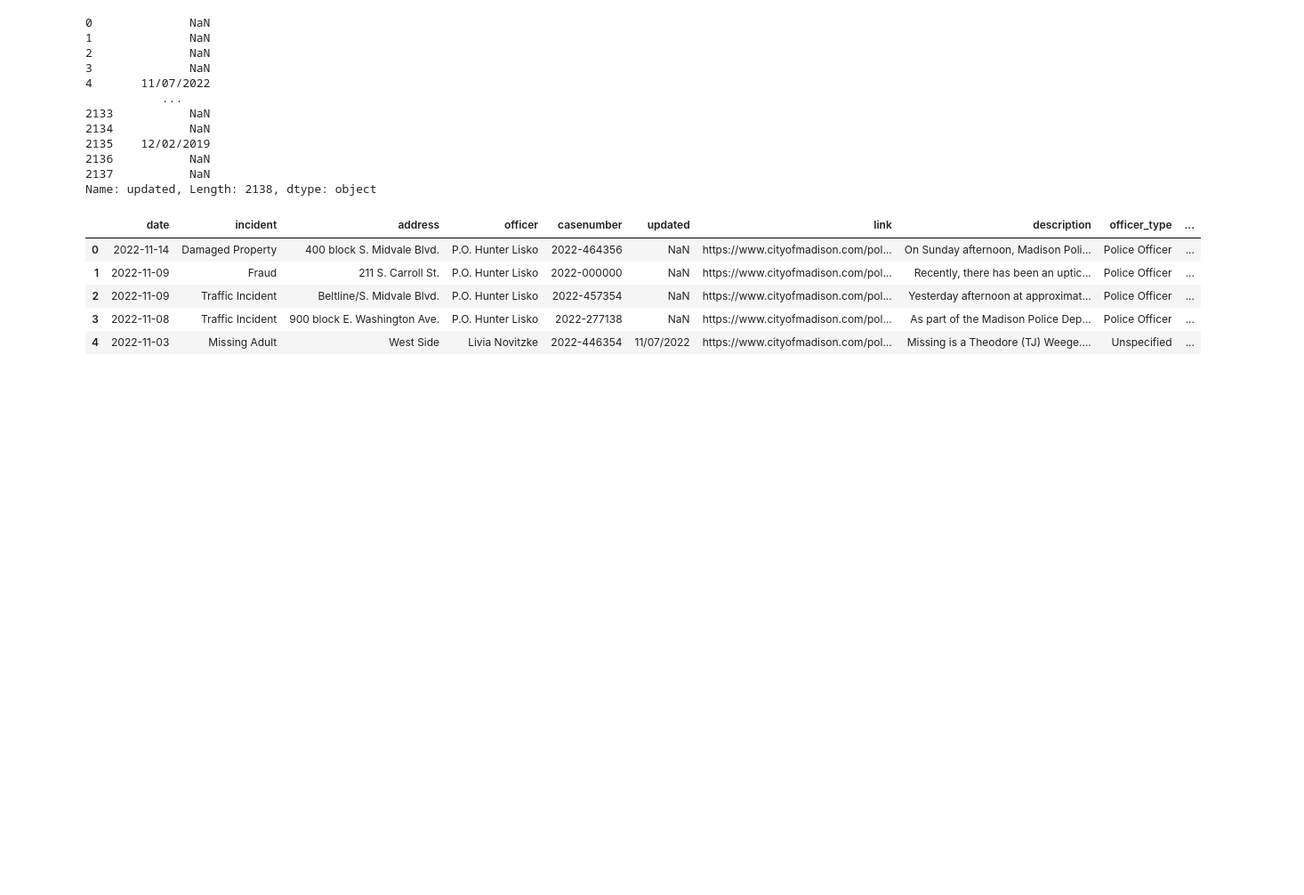
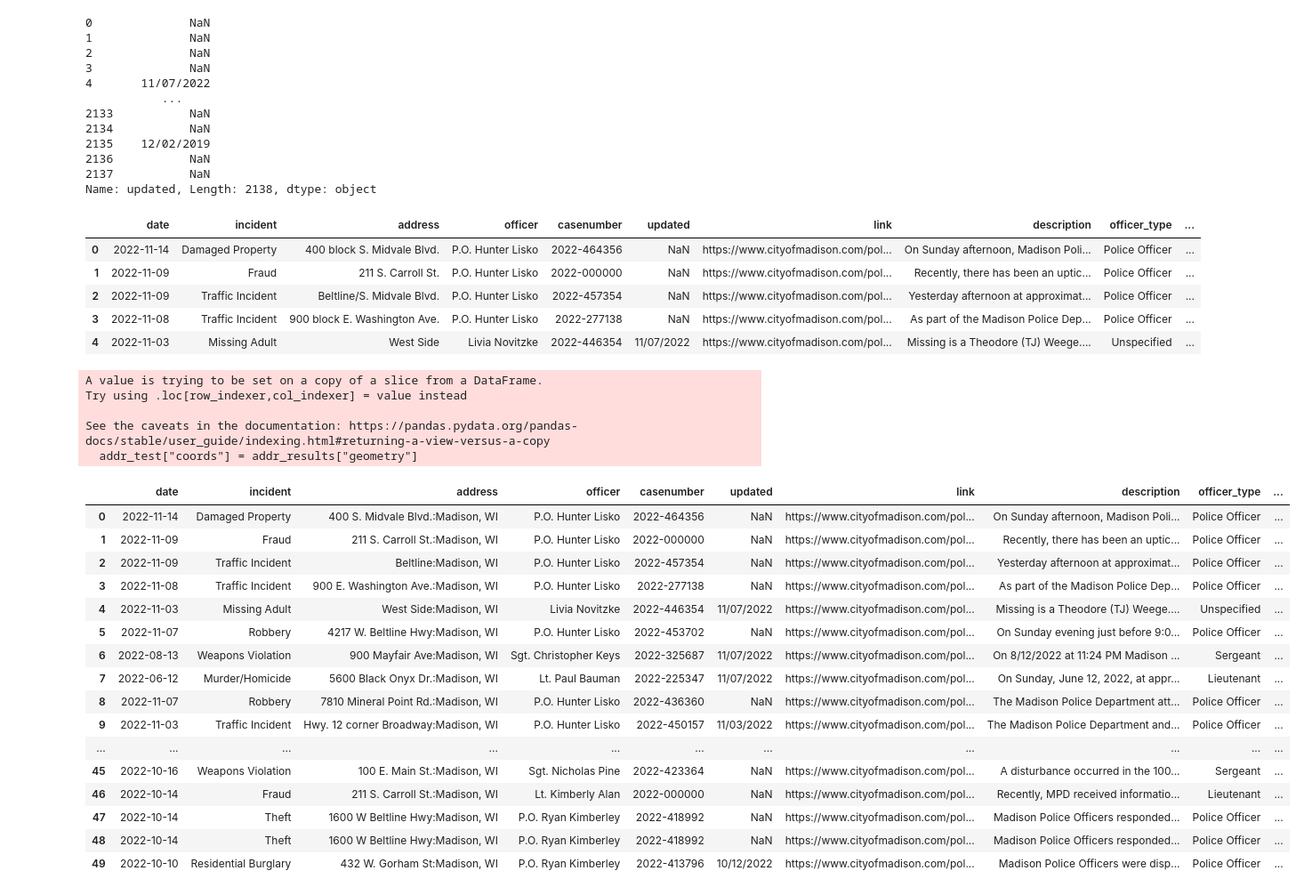
Before and after one commit to shanenathanielkennedy/madisonincidents, a Jupyter notebook: clean_testing.ipynb, the cells around one changed output. Shown: that part at 89% size. Cells and saved outputs as stored; diff of their text form; code cells hidden in the pictures; blank space fills up the shorter version.

```diff
--- a/clean_testing.ipynb
+++ b/clean_testing.ipynb
@@ -124,0 +150,32 @@ df.head()
+# %%
+#df["address"]
+addr_test = df.iloc[:50]
+
+addr_results = gpd.tools.geocode(addr_test["address"], provider="nominatim",user_agent="snkennedy2@wisc.edu")
+
+addr_results["geometry"]
+
+addr_test["coords"] = addr_results["geometry"]
+# %% [output]
+A value is trying to be set on a copy of a slice from a DataFrame.
+Try using .loc[row_indexer,col_indexer] = value instead
+
+See the caveats in the documentation: https://pandas.pydata.org/pandas-docs/stable/user_guide/indexing.html#returning-a-view-versus-a-copy
+  addr_test["coords"] = addr_results["geometry"]
+|  | date | incident | address | officer | casenumber | updated | link | description | officer_type | ... |
+| 0 | 2022-11-14 | Damaged Property | 400 S. Midvale Blvd.:Madison, WI | P.O. Hunter Lisko | 2022-464356 | NaN | https://www.cityofmadison.com/pol... | On Sunday afternoon, Madison Poli... | Police Officer | ... |
+| 1 | 2022-11-09 | Fraud | 211 S. Carroll St.:Madison, WI | P.O. Hunter Lisko | 2022-000000 | NaN | https://www.cityofmadison.com/pol... | Recently, there has been an uptic... | Police Officer | ... |
+| 2 | 2022-11-09 | Traffic Incident | Beltline:Madison, WI | P.O. Hunter Lisko | 2022-457354 | NaN | https://www.cityofmadison.com/pol... | Yesterday afternoon at approximat... | Police Officer | ... |
+| 3 | 2022-11-08 | Traffic Incident | 900 E. Washington Ave.:Madison, WI | P.O. Hunter Lisko | 2022-277138 | NaN | https://www.cityofmadison.com/pol... | As part of the Madison Police Dep... | Police Officer | ... |
+| 4 | 2022-11-03 | Missing Adult | West Side:Madison, WI | Livia Novitzke | 2022-446354 | 11/07/2022 | https://www.cityofmadison.com/pol... | Missing is a Theodore (TJ) Weege.... | Unspecified | ... |
+| 5 | 2022-11-07 | Robbery | 4217 W. Beltline Hwy:Madison, WI | P.O. Hunter Lisko | 2022-453702 | NaN | https://www.cityofmadison.com/pol... | On Sunday evening just before 9:0... | Police Officer | ... |
+| 6 | 2022-08-13 | Weapons Violation | 900 Mayfair Ave:Madison, WI | Sgt. Christopher Keys | 2022-325687 | 11/07/2022 | https://www.cityofmadison.com/pol... | On 8/12/2022 at 11:24 PM Madison ... | Sergeant | ... |
+| 7 | 2022-06-12 | Murder/Homicide | 5600 Black Onyx Dr.:Madison, WI | Lt. Paul Bauman | 2022-225347 | 11/07/2022 | https://www.cityofmadison.com/pol... | On Sunday, June 12, 2022, at appr... | Lieutenant | ... |
+| 8 | 2022-11-07 | Robbery | 7810 Mineral Point Rd.:Madison, WI | P.O. Hunter Lisko | 2022-436360 | NaN | https://www.cityofmadison.com/pol... | The Madison Police Department att... | Police Officer | ... |
+| 9 | 2022-11-03 | Traffic Incident | Hwy. 12 corner Broadway:Madison, WI | P.O. Hunter Lisko | 2022-450157 | 11/03/2022 | https://www.cityofmadison.com/pol... | The Madison Police Department and... | Police Officer | ... |
+| ... | ... | ... | ... | ... | ... | ... | ... | ... | ... | ... |
+| 45 | 2022-10-16 | Weapons Violation | 100 E. Main St.:Madison, WI | Sgt. Nicholas Pine | 2022-423364 | NaN | https://www.cityofmadison.com/pol... | A disturbance occurred in the 100... | Sergeant | ... |
+| 46 | 2022-10-14 | Fraud | 211 S. Carroll St.:Madison, WI | Lt. Kimberly Alan | 2022-000000 | NaN | https://www.cityofmadison.com/pol... | Recently, MPD received informatio... | Lieutenant | ... |
+| 47 | 2022-10-14 | Theft | 1600 W Beltline Hwy:Madison, WI | P.O. Ryan Kimberley | 2022-418992 | NaN | https://www.cityofmadison.com/pol... | Madison Police Officers responded... | Police Officer | ... |
+| 48 | 2022-10-14 | Theft | 1600 W Beltline Hwy:Madison, WI | P.O. Ryan Kimberley | 2022-418992 | NaN | https://www.cityofmadison.com/pol... | Madison Police Officers responded... | Police Officer | ... |
+| 49 | 2022-10-10 | Residential Burglary | 432 W. Gorham St:Madison, WI | P.O. Ryan Kimberley | 2022-413796 | 10/12/2022 | https://www.cityofmadison.com/pol... | Madison Police Officers were disp... | Police Officer | ... |
```
Also changed, not shown: parts of 7 cells of this notebook, 8 other files.
